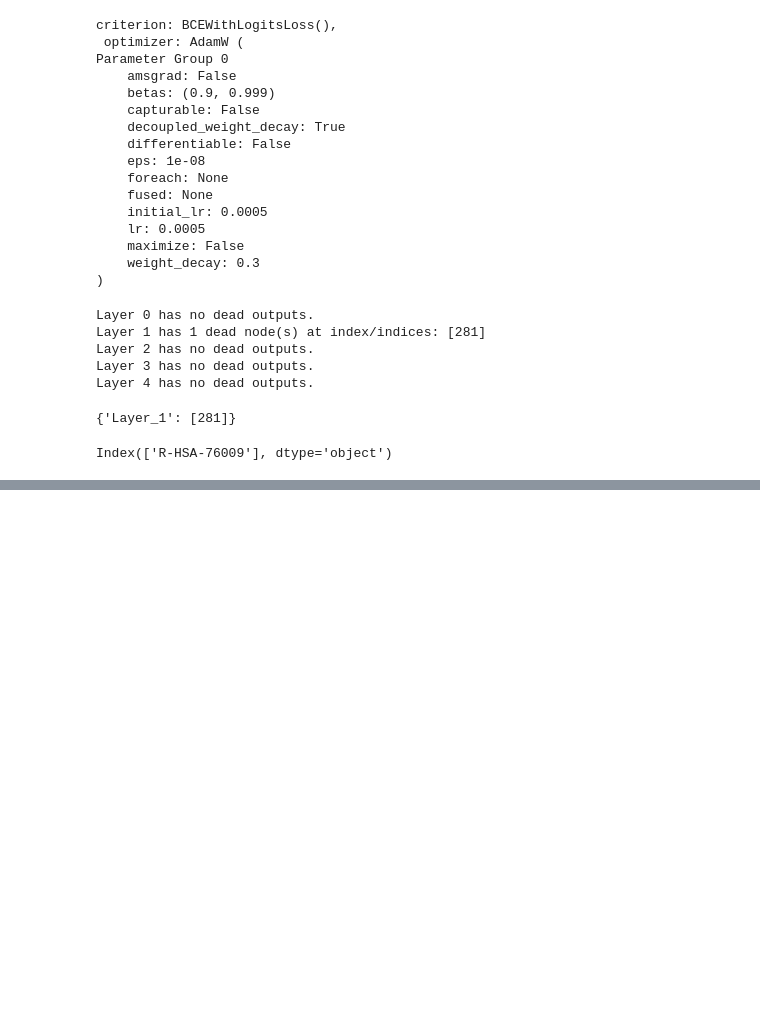
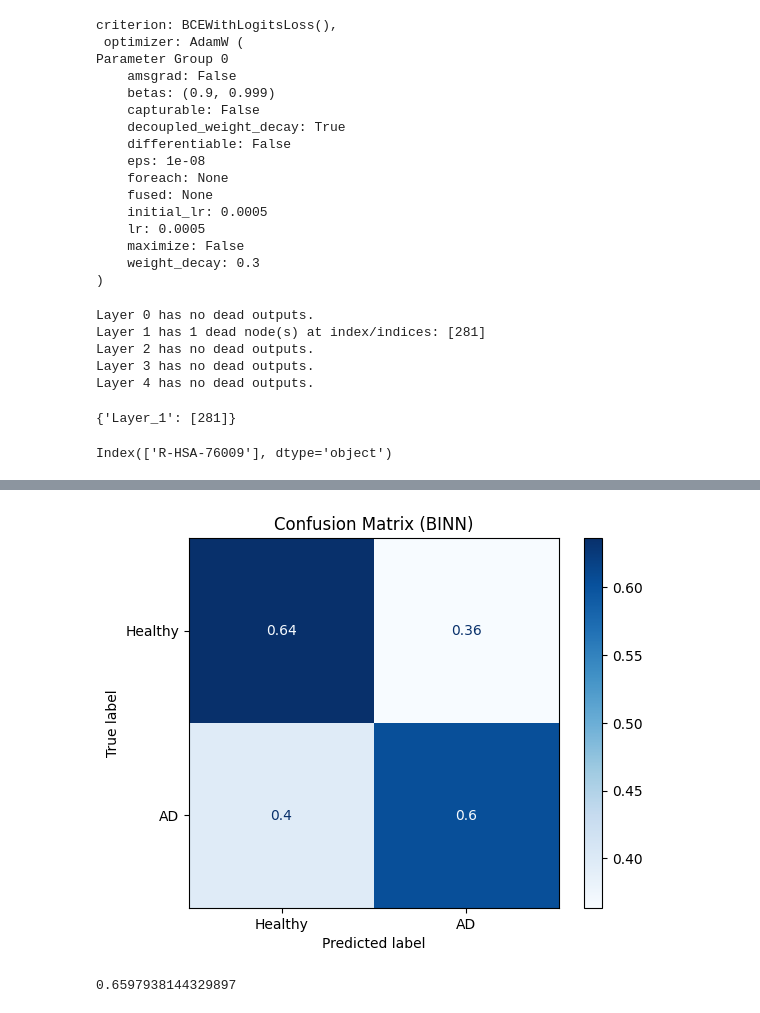
Before and after one commit to ThomasM31/BBTX11-VT26-07, a Jupyter notebook: BINN/data_handling_test.ipynb, the cells around one changed output, grey strips where cells are left out. Cells and saved outputs as stored; diff of their text form; code cells hidden in the pictures; blank space fills up the shorter version.

Commit message:
F1 score calc. added

```diff
--- a/BINN/data_handling_test.ipynb
+++ b/BINN/data_handling_test.ipynb
@@ -388,3 +399,8 @@ Mean ROC-AUC: 0.7095 +/- 0.0293
 #best_params = dh.hyperparameter_tuning_optuna(adata_global, in_features, layers_list, tensor_masks,
 #                                              device, batch_size=BATCH_SIZE, activation_fn=ACTIVATION_FN,
 #                                              k=5, epochs=EPOCHS)
+# %%
+best_metrics = dh.fetch_best_metrics(history)
+df_res = dh.save_test_results(binn, test_loader_global, device)
+dh.confusion_matrix_binn(df_res)
+# %% [output]
@@ -390,0 +409,6 @@ Mean ROC-AUC: 0.7095 +/- 0.0293
+[figure, added]
+# %%
+score = dh.f1_calculator(df_res)
+score
+# %% [output]
+0.6597938144329897
```
Also changed, not shown: parts of 8 cells of this notebook, 2 other files.
